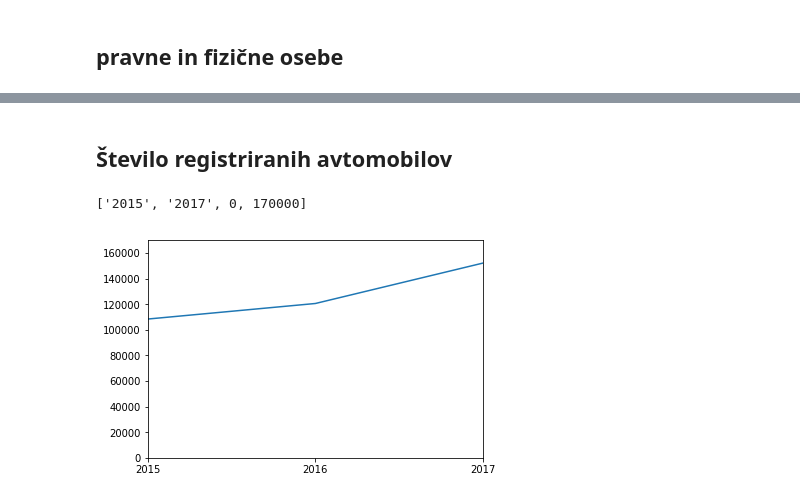
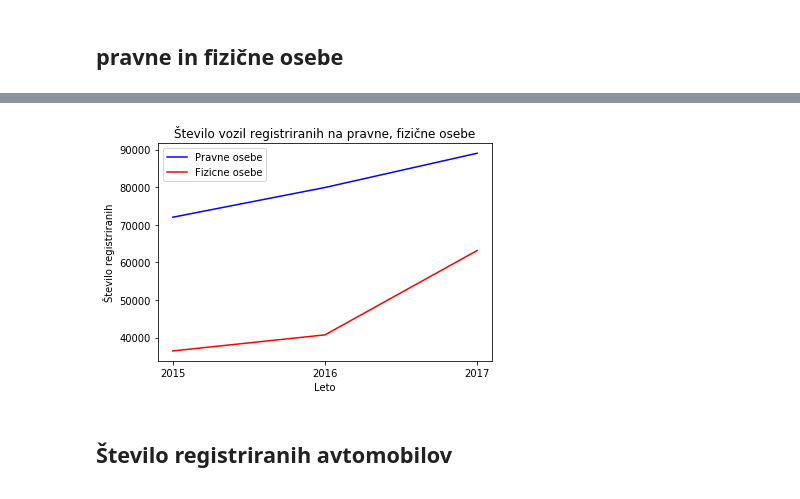
Before and after one commit to aljazglavac/PR18AGARLP, a Jupyter notebook: LP/Untitled1.ipynb, the cells around one changed output, grey strips where cells are left out. Drawn from its saved outputs; the diff is of its cells as text; code cells hidden in the pictures.

```diff
--- a/LP/Untitled1.ipynb
+++ b/LP/Untitled1.ipynb
@@ -85,14 +114,27 @@ ax.axis(['2015', '2017', 0 , 1])
+# %%
+pravne = [pf15[1], pf16[1], pf17[1]]
+fizicne = [pf15[0], pf16[0], pf17[0]]
+
+fig, ax = plt.subplots()
+
+n_groups = 3
+
+index = ['2015', '20160', '2017']
+
+plt.plot(index, pravne, color='b',
+                label='Pravne osebe')
+
+plt.plot(index, fizicne, color='r',
+                label='Fizicne osebe')
+
+ax.set_ylabel('Število registriranih')
+ax.set_xlabel('Leto')
+ax.set_title('Število vozil registriranih na pravne, fizične osebe')
+ax.set_xticklabels(('2015', '2016', '2017'))
+ax.legend()
+
+plt.savefig('stevilo_registriranih_pravne_fizicne.png')
+# %% [output]
+[figure, added]
 # %% [markdown]
 ## Število registriranih avtomobilov
-# %%
-y = [df15.count()[0], df16.count()[0], df17.count()[0]]
-
-fig, ax = plt.subplots()
-
-t = ['2015', '2016', '2017']
-
-ax.plot(t, y)
-ax.axis(['2015', '2017', 0, 170000])
-# %% [output]
-['2015', '2017', 0, 170000]
-[figure, removed]
```
Also changed, not shown: parts of 2 cells of this notebook, 8 other files.
